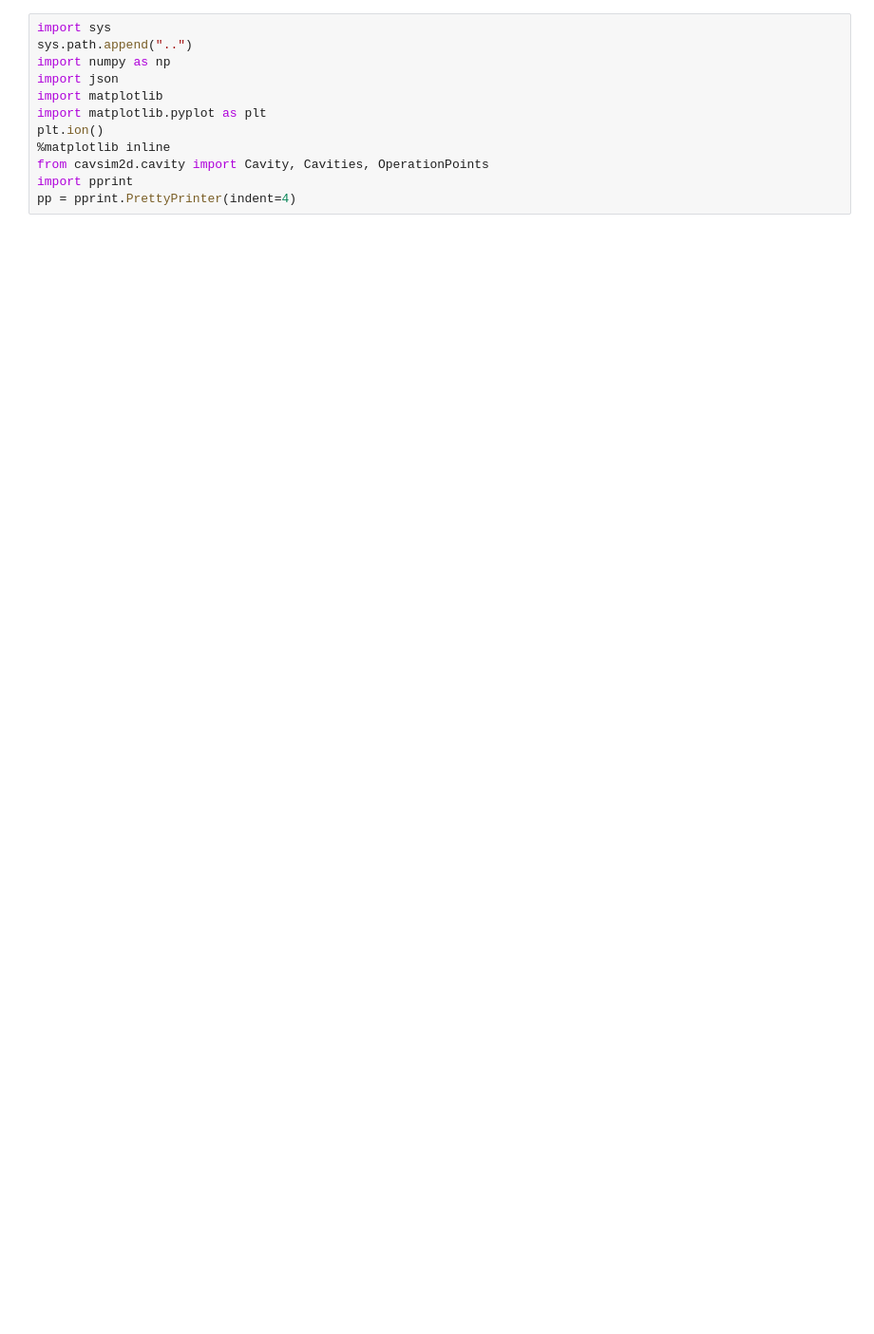
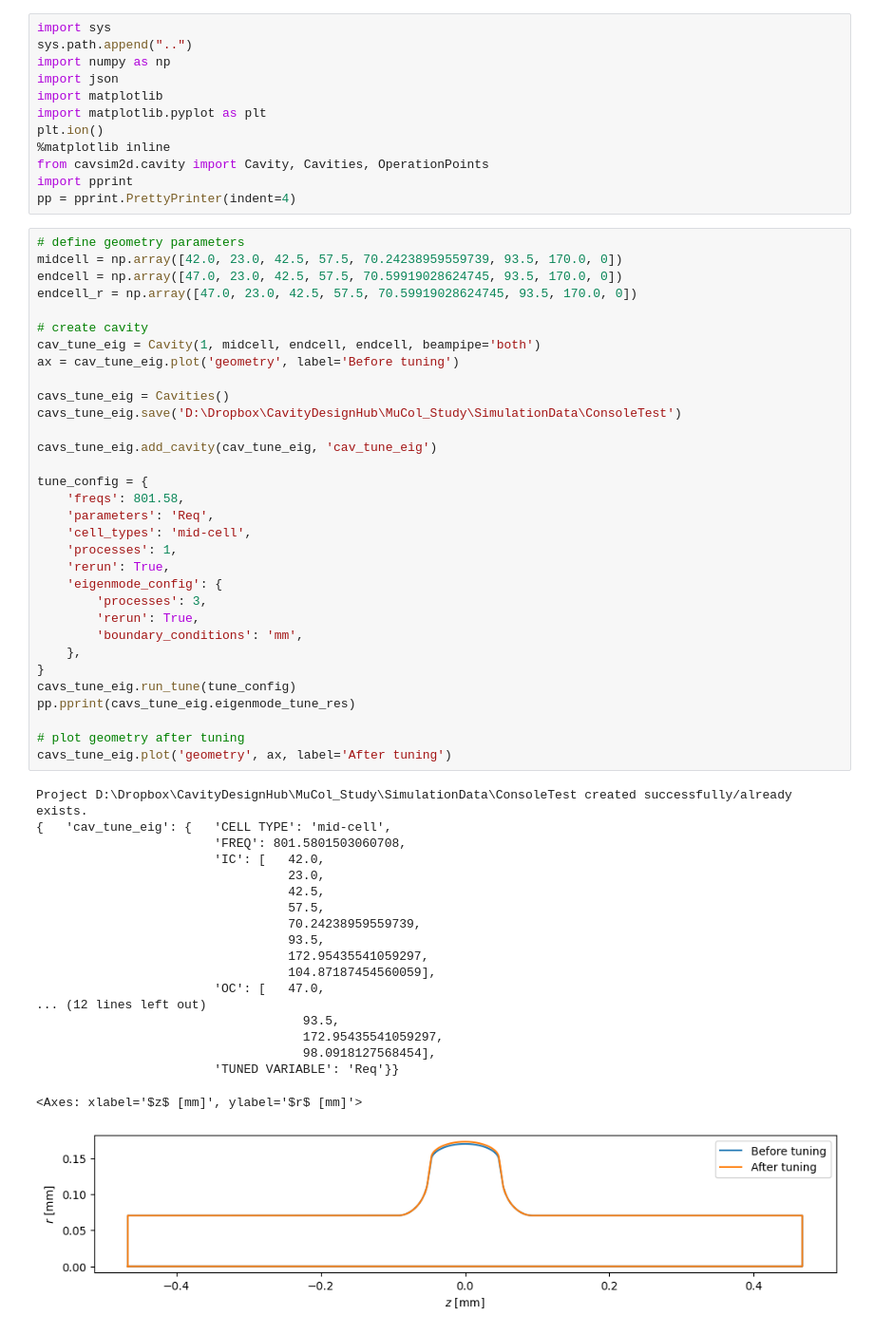
Before and after one commit to Dark-Elektron/cavsim2d, a Jupyter notebook: notebooks/tune_test.ipynb, the cells around one changed output. Shown at 95% size. Drawn from its saved outputs; the diff is of its cells as text; blank space fills up the shorter version.

```diff
--- a/notebooks/tune_test.ipynb
+++ b/notebooks/tune_test.ipynb
@@ -10,3 +12,55 @@ plt.ion()
 from cavsim2d.cavity import Cavity, Cavities, OperationPoints
 import pprint
 pp = pprint.PrettyPrinter(indent=4)
+# %%
+# define geometry parameters
+midcell = np.array([42.0, 23.0, 42.5, 57.5, 70.24238959559739, 93.5, 170.0, 0])
+endcell = np.array([47.0, 23.0, 42.5, 57.5, 70.59919028624745, 93.5, 170.0, 0])
+endcell_r = np.array([47.0, 23.0, 42.5, 57.5, 70.59919028624745, 93.5, 170.0, 0])
+
+# create cavity
+cav_tune_eig = Cavity(1, midcell, endcell, endcell, beampipe='both')
+ax = cav_tune_eig.plot('geometry', label='Before tuning')
+
+cavs_tune_eig = Cavities()
+cavs_tune_eig.save('D:\Dropbox\CavityDesignHub\MuCol_Study\SimulationData\ConsoleTest')
+
+cavs_tune_eig.add_cavity(cav_tune_eig, 'cav_tune_eig')
+
+tune_config = {
+    'freqs': 801.58,
+    'parameters': 'Req',
+    'cell_types': 'mid-cell',
+    'processes': 1,
+    'rerun': True,
+    'eigenmode_config': {
+        'processes': 3,
+        'rerun': True,
+        'boundary_conditions': 'mm',
+    },
+}
+cavs_tune_eig.run_tune(tune_config)
+pp.pprint(cavs_tune_eig.eigenmode_tune_res)
+
+# plot geometry after tuning
+cavs_tune_eig.plot('geometry', ax, label='After tuning')
+# %% [output]
+Project D:\Dropbox\CavityDesignHub\MuCol_Study\SimulationData\ConsoleTest created successfully/already exists.
+{   'cav_tune_eig': {   'CELL TYPE': 'mid-cell',
+                        'FREQ': 801.5801503060708,
+                        'IC': [   42.0,
+                                  23.0,
+                                  42.5,
+                                  57.5,
+                                  70.24238959559739,
+                                  93.5,
+                                  172.95435541059297,
+                                  104.87187454560059],
+                        'OC': [   47.0,
+... (12 lines left out)
+                                    93.5,
+                                    172.95435541059297,
+                                    98.0918127568454],
+                        'TUNED VARIABLE': 'Req'}}
+<Axes: xlabel='$z$ [mm]', ylabel='$r$ [mm]'>
+[figure, added]
```
Also changed, not shown: parts of 20 cells of this notebook, 8 other files.
